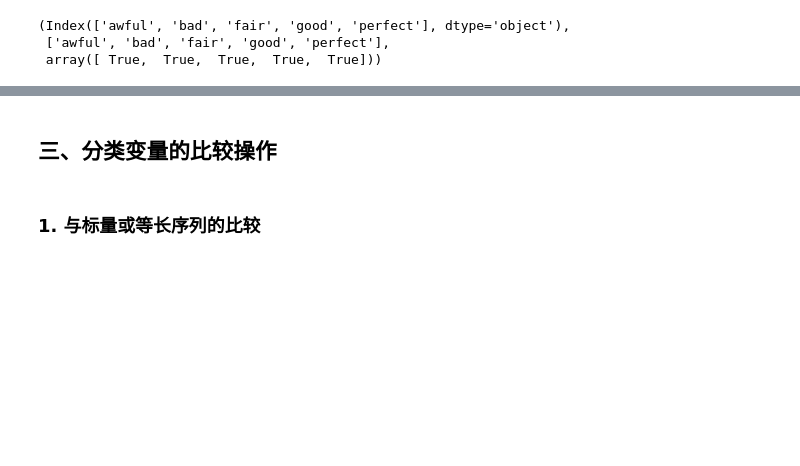
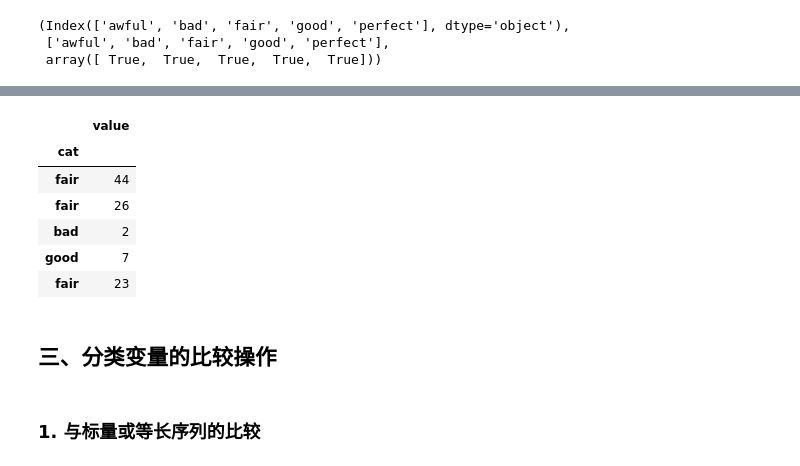
Before and after one commit to flashriver/joyfull_pandas, a Jupyter notebook: 08.ipynb, the cells around one changed output, grey strips where cells are left out. Drawn from its saved outputs; the diff is of its cells as text; code cells hidden in the pictures; blank space fills up the shorter version.

```diff
--- a/08.ipynb
+++ b/08.ipynb
@@ -725,3 +1052,13 @@ df_sort.rank(method='dense',ascending=False).head() # 排名后的名词是float
+# %%
+df_sort.rank(method='dense',ascending=False).astype('int').head() # 使用astype 转为int
+# %% [output]
+|  | value |
+| cat |  |
+| fair | 44 |
+| fair | 26 |
+| bad | 2 |
+| good | 7 |
+| fair | 23 |
 # %% [markdown]
 ## 三、分类变量的比较操作
 # %% [markdown]
```
Also changed, not shown: parts of 94 cells of this notebook.
